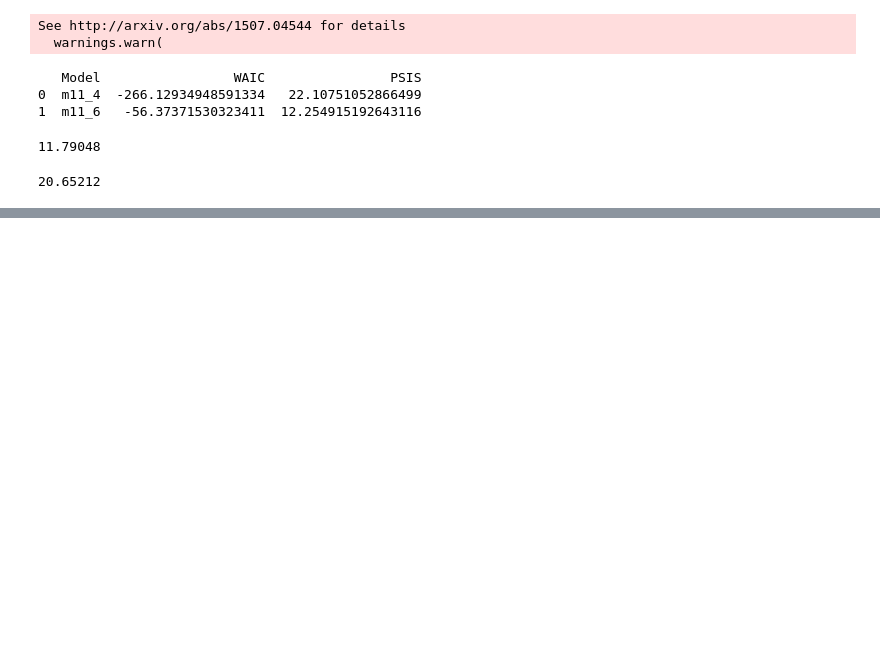
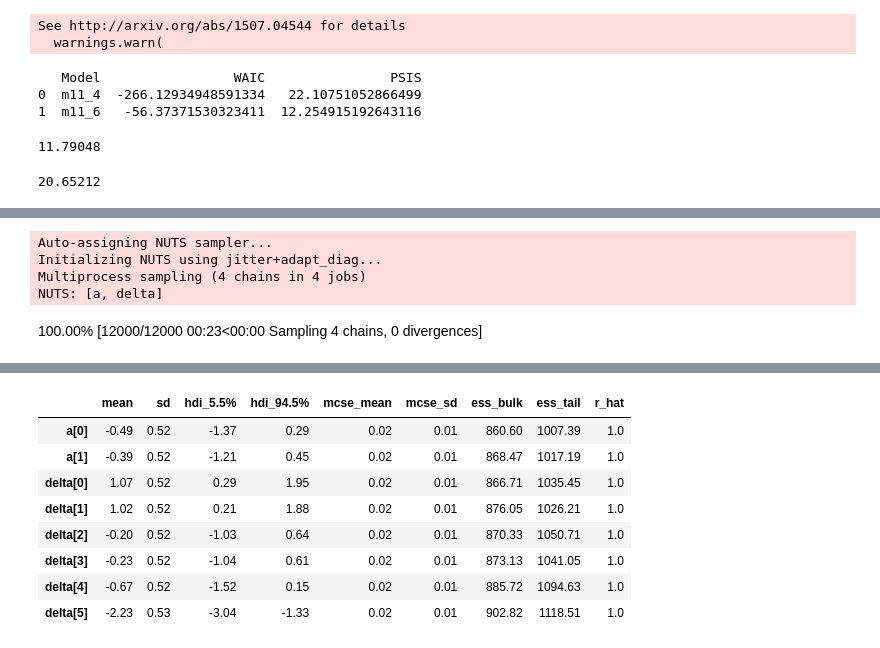
Before and after one commit to styuk/Bayes-Python, a Jupyter notebook: chapter11/chapter11.ipynb, the cells around one changed output, grey strips where cells are left out. Drawn from its saved outputs; the diff is of its cells as text; code cells hidden in the pictures; blank space fills up the shorter version.

```diff
--- a/chapter11/chapter11.ipynb
+++ b/chapter11/chapter11.ipynb
@@ -543,0 +656,20 @@ See http://arxiv.org/abs/1507.04544 for details
+# %%
+dept_id = pd.Categorical(d_ad["dept"]).codes
+
+with pm.Model() as m11_8:
+    a = pm.Normal("a", 0, 1.5, shape=2)
+    delta = pm.Normal("delta", 0, 1.5, shape=6)
+
+    p = pm.math.invlogit(a[gid] + delta[dept_id])
+
+    admit = pm.Binomial("admit", p=p, n=d_ad.applications.values,
+                        observed=d_ad.admit.values)
+
+    trace_11_8 = pm.sample(2000, random_seed=RANDOM_SEED)
+az.summary(trace_11_8, round_to=2)
+# %% [output]
+Auto-assigning NUTS sampler...
+Initializing NUTS using jitter+adapt_diag...
+Multiprocess sampling (4 chains in 4 jobs)
+NUTS: [a, delta]
+100.00% [12000/12000 00:23<00:00 Sampling 4 chains, 0 divergences]
@@ -543,0 +677,9 @@ See http://arxiv.org/abs/1507.04544 for details
+|  | mean | sd | hdi_5.5% | hdi_94.5% | mcse_mean | mcse_sd | ess_bulk | ess_tail | r_hat |
+| a[0] | -0.49 | 0.52 | -1.37 | 0.29 | 0.02 | 0.01 | 860.60 | 1007.39 | 1.0 |
+| a[1] | -0.39 | 0.52 | -1.21 | 0.45 | 0.02 | 0.01 | 868.47 | 1017.19 | 1.0 |
+| delta[0] | 1.07 | 0.52 | 0.29 | 1.95 | 0.02 | 0.01 | 866.71 | 1035.45 | 1.0 |
+| delta[1] | 1.02 | 0.52 | 0.21 | 1.88 | 0.02 | 0.01 | 876.05 | 1026.21 | 1.0 |
+| delta[2] | -0.20 | 0.52 | -1.03 | 0.64 | 0.02 | 0.01 | 870.33 | 1050.71 | 1.0 |
+| delta[3] | -0.23 | 0.52 | -1.04 | 0.61 | 0.02 | 0.01 | 873.13 | 1041.05 | 1.0 |
+| delta[4] | -0.67 | 0.52 | -1.52 | 0.15 | 0.02 | 0.01 | 885.72 | 1094.63 | 1.0 |
+| delta[5] | -2.23 | 0.53 | -3.04 | -1.33 | 0.02 | 0.01 | 902.82 | 1118.51 | 1.0 |
```
Also changed, not shown: parts of 19 cells of this notebook.
